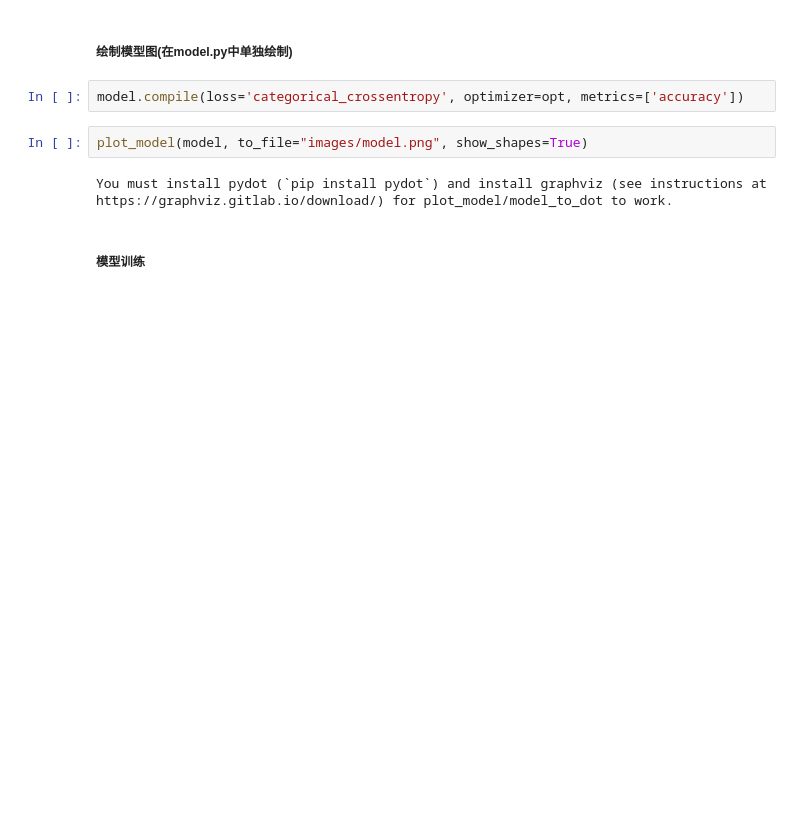
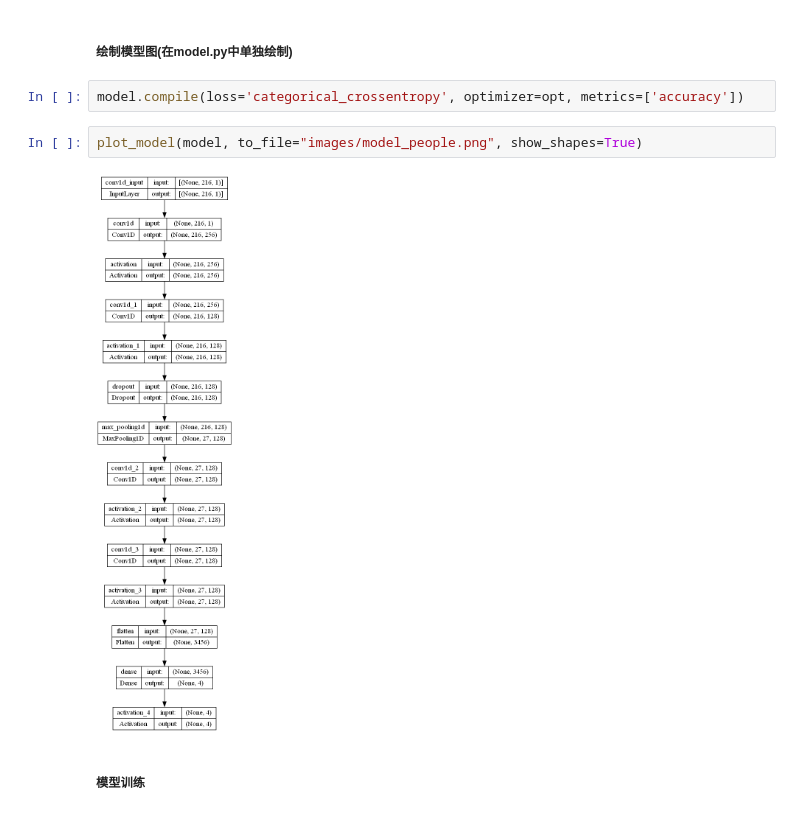
Before and after one commit to SnowCharmQ/2022-Fall-Chinese-Information-Processing, a Jupyter notebook: people_recognition.ipynb, the cells around one changed output. Drawn from its saved outputs; the diff is of its cells as text; blank space fills up the shorter version.

```diff
--- a/people_recognition.ipynb
+++ b/people_recognition.ipynb
@@ -248,9 +251,9 @@ _________________________________________________________________
 # %%
 model.compile(loss='categorical_crossentropy', optimizer=opt, metrics=['accuracy'])
 # %%
-plot_model(model, to_file="images/model.png", show_shapes=True)
+plot_model(model, to_file="images/model_people.png", show_shapes=True)
 # %% [output]
-You must install pydot (`pip install pydot`) and install graphviz (see instructions at https://graphviz.gitlab.io/download/) for plot_model/model_to_dot to work.
+[figure, added]
 # %% [markdown]
 ##### 模型训练
 # %%
```
Also changed, not shown: parts of 15 cells of this notebook, 9 other files.
